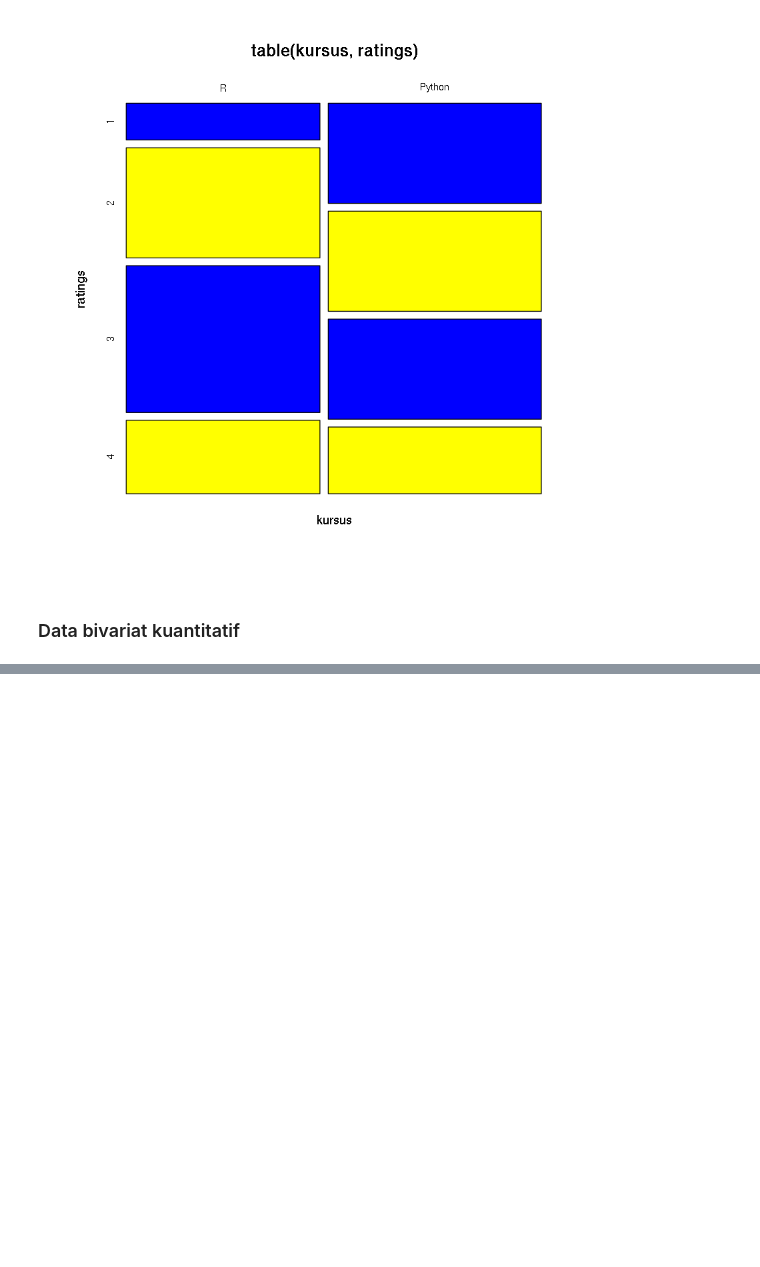
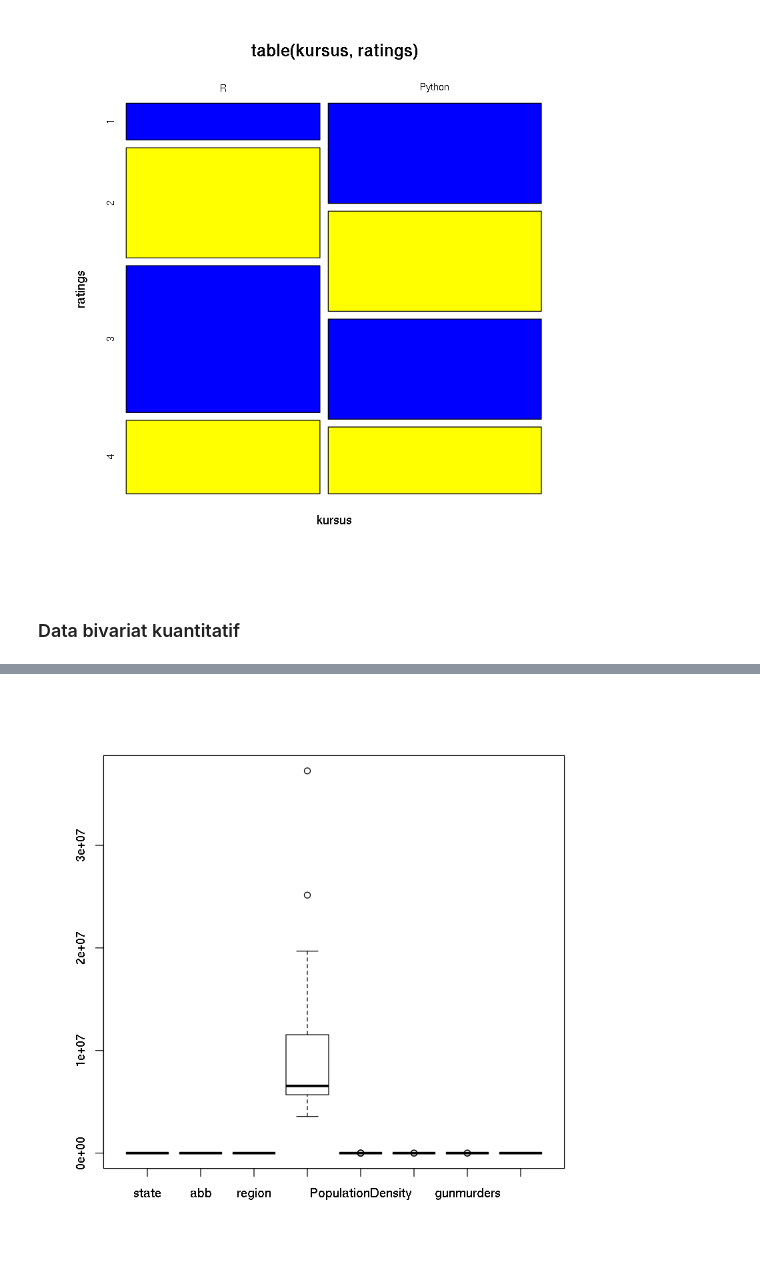
Before and after one commit to sandyherho/tutorEksploR, a Jupyter notebook: notebooks/13DataBivarMultivar.ipynb, the cells around one changed output, grey strips where cells are left out. Cells and saved outputs as stored; diff of their text form; code cells hidden in the pictures; blank space fills up the shorter version.

```diff
--- a/notebooks/13DataBivarMultivar.ipynb
+++ b/notebooks/13DataBivarMultivar.ipynb
@@ -64,0 +97,3 @@ mosaicplot(table(kursus,ratings),
+# %%
+df <- read.csv("../data/murders.csv")
+head(df)
@@ -64,0 +138,4 @@ mosaicplot(table(kursus,ratings),
+# %%
+boxplot(df)
+# %% [output]
+[figure, added]
```
Also changed, not shown: parts of 15 cells of this notebook, 35 other files.
